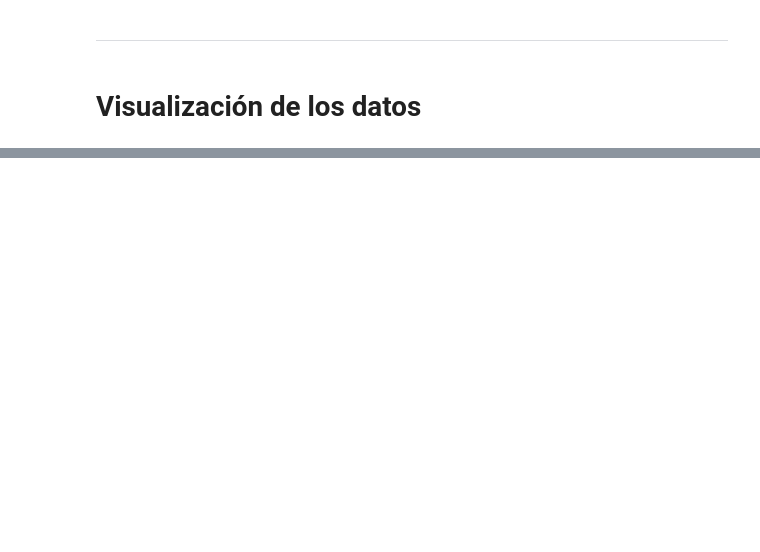
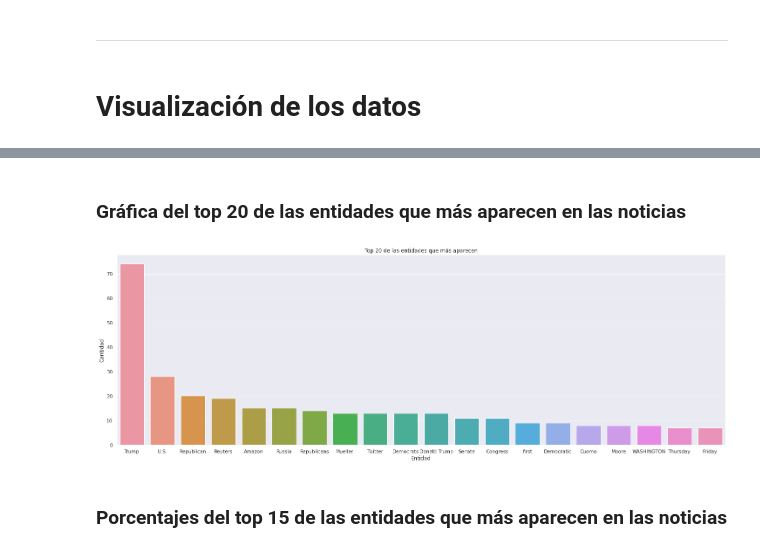
Before and after one commit to fake-news-unal/fake-news, a Jupyter notebook: exploration.ipynb, the cells around one changed output, grey strips where cells are left out. Saved outputs shown, nothing was run; the diff lists cells and outputs as text; code cells hidden in the pictures; blank space fills up the shorter version.

```diff
--- a/exploration.ipynb
+++ b/exploration.ipynb
@@ -168,0 +419,17 @@ plt.show()
+# %% [markdown]
+### Gráfica del top 20 de las entidades que más aparecen en las noticias
+# %%
+conn = sqlite3.connect(sqlite_db)
+tmp_df = pd.read_sql_query("SELECT count(*) as count, ent_text FROM SENTENCE_ENTITY se JOIN ENTITY e ON se.ent_id = e.ent_id  GROUP BY e.ent_id ORDER BY count DESC", conn)
+conn.close()
+
+plt.figure(figsize = (25, 8))
+sns.barplot(x="ent_text", y="count", data=tmp_df.head(20))
+plt.title('Top 20 de las entidades que más aparecen')
+plt.xlabel('Entidad')
+plt.ylabel('Cantidad')
+plt.show()
+# %% [output]
+[figure, added]
+# %% [markdown]
+### Porcentajes del top 15 de las entidades que más aparecen en las noticias
```
Also changed, not shown: parts of 83 cells of this notebook, 1 other file.
